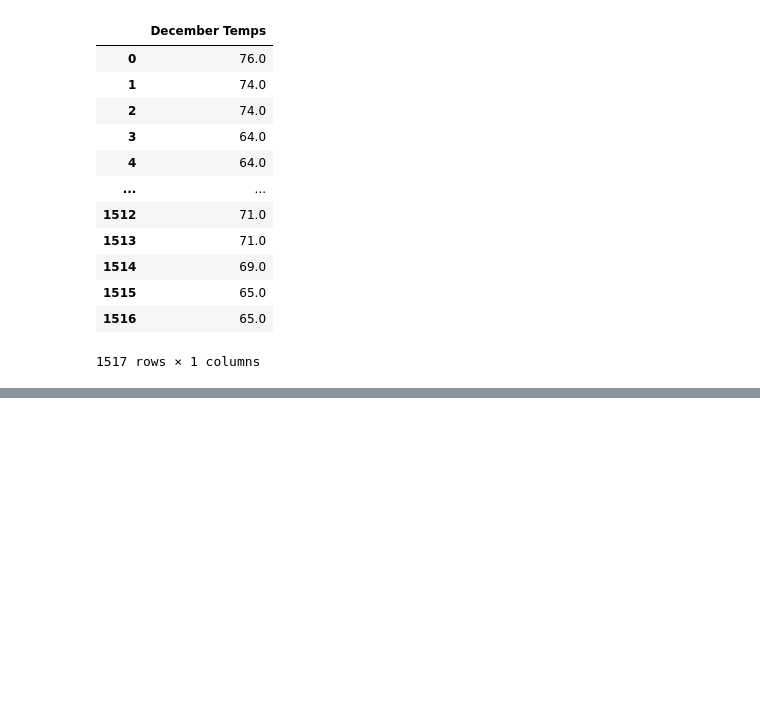
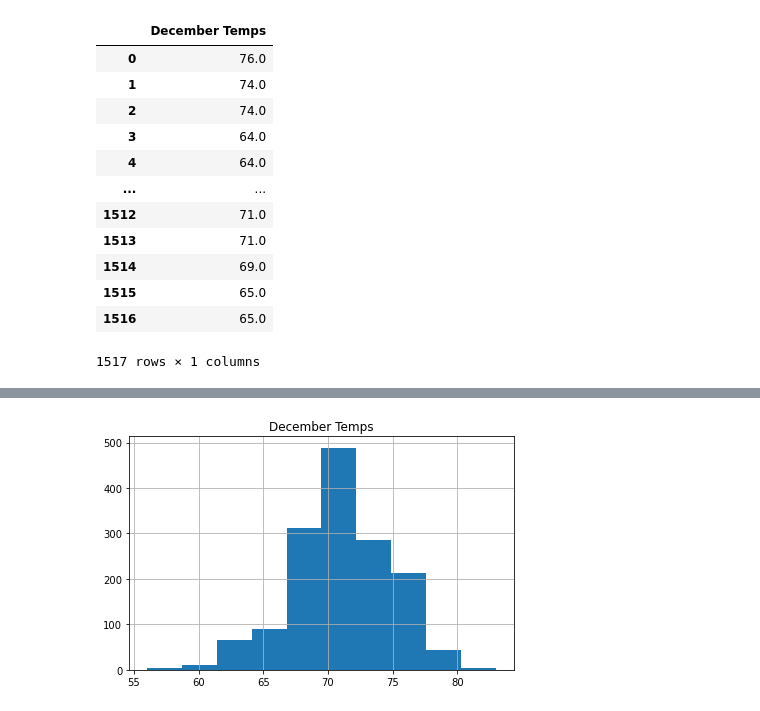
Before and after one commit to COLLAFF2/surfs_up, a Jupyter notebook: SurfsUp_Challenge.ipynb, the cells around one changed output, grey strips where cells are left out. Saved outputs shown, nothing was run; the diff lists cells and outputs as text; code cells hidden in the pictures; blank space fills up the shorter version.

```diff
--- a/SurfsUp_Challenge.ipynb
+++ b/SurfsUp_Challenge.ipynb
@@ -149,0 +190,11 @@ objc[42628]: Class WebSwapCGLLayer is implemented in both /System/Library/Framew
+# %%
+# plot a histogram
+december_temps_df.hist()
+
+# save as image as savefig
+plt.savefig("Images/ December_temps_hist.png")
+plt.tight_layout()
+
+plt.show()
+# %% [output]
+[figure, added]
```
Also changed, not shown: parts of 9 cells of this notebook, 2 other files.
